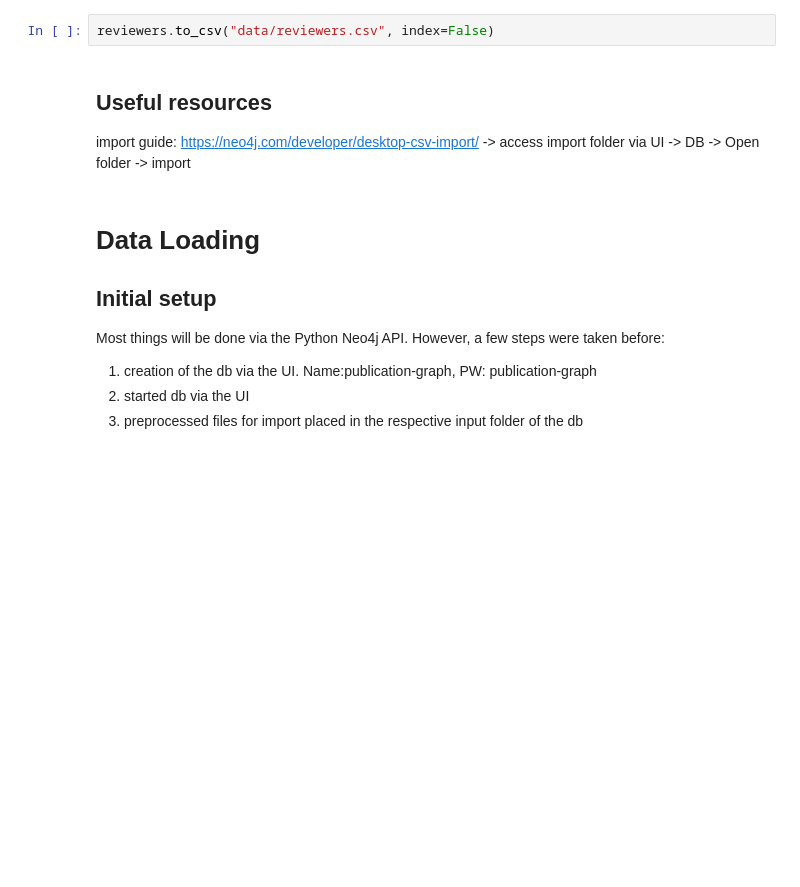
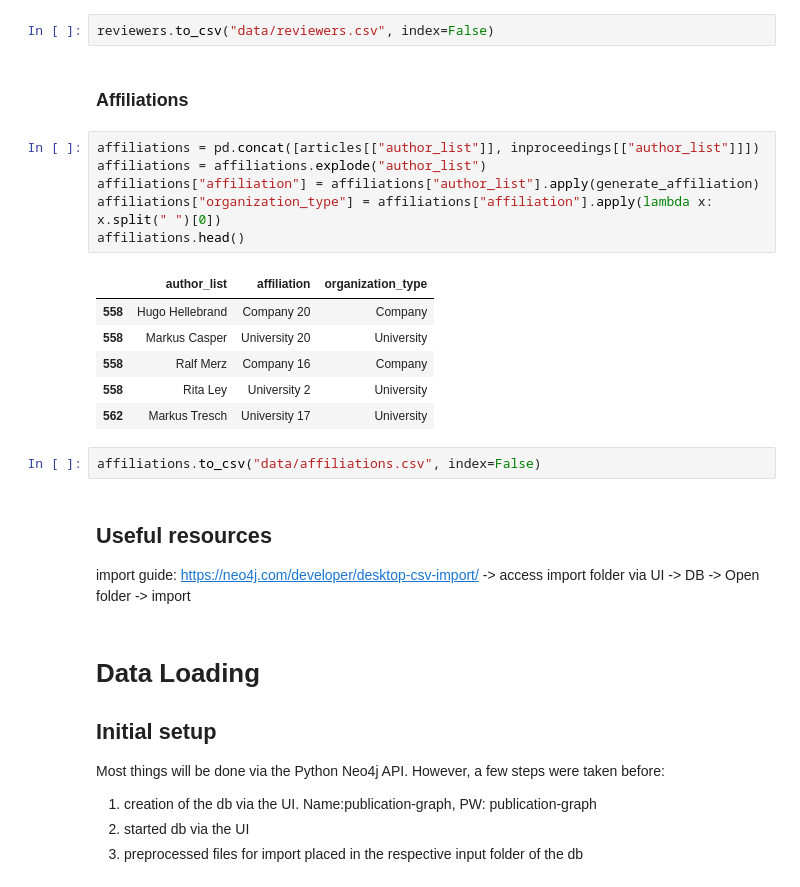
Before and after one commit to tist3r/upc-publication-graph, a Jupyter notebook: graph-processing.ipynb, the cells around one changed output. Drawn from its saved outputs; the diff is of its cells as text; blank space fills up the shorter version.

```diff
--- a/graph-processing.ipynb
+++ b/graph-processing.ipynb
@@ -624,5 +629,22 @@ array(['acceptance', 'conditional acceptance', 'conditional rejection',
 # %%
 reviewers.to_csv("data/reviewers.csv", index=False)
+# %% [markdown]
+### Affiliations
+# %%
+affiliations = pd.concat([articles[["author_list"]], inproceedings[["author_list"]]])
+affiliations = affiliations.explode("author_list")
+affiliations["affiliation"] = affiliations["author_list"].apply(generate_affiliation)
+affiliations["organization_type"] = affiliations["affiliation"].apply(lambda x: x.split(" ")[0])
+affiliations.head()
+# %% [output]
+|  | author_list | affiliation | organization_type |
+| 558 | Hugo Hellebrand | Company 20 | Company |
+| 558 | Markus Casper | University 20 | University |
+| 558 | Ralf Merz | Company 16 | Company |
+| 558 | Rita Ley | University 2 | University |
+| 562 | Markus Tresch | University 17 | University |
+# %%
+affiliations.to_csv("data/affiliations.csv", index=False)
 # %% [markdown]
 ## Useful resources
 import guide: https://neo4j.com/developer/desktop-csv-import/ -> access import folder via UI -> DB -> Open folder -> import
```
Also changed, not shown: parts of 31 cells of this notebook, 5 other files.
